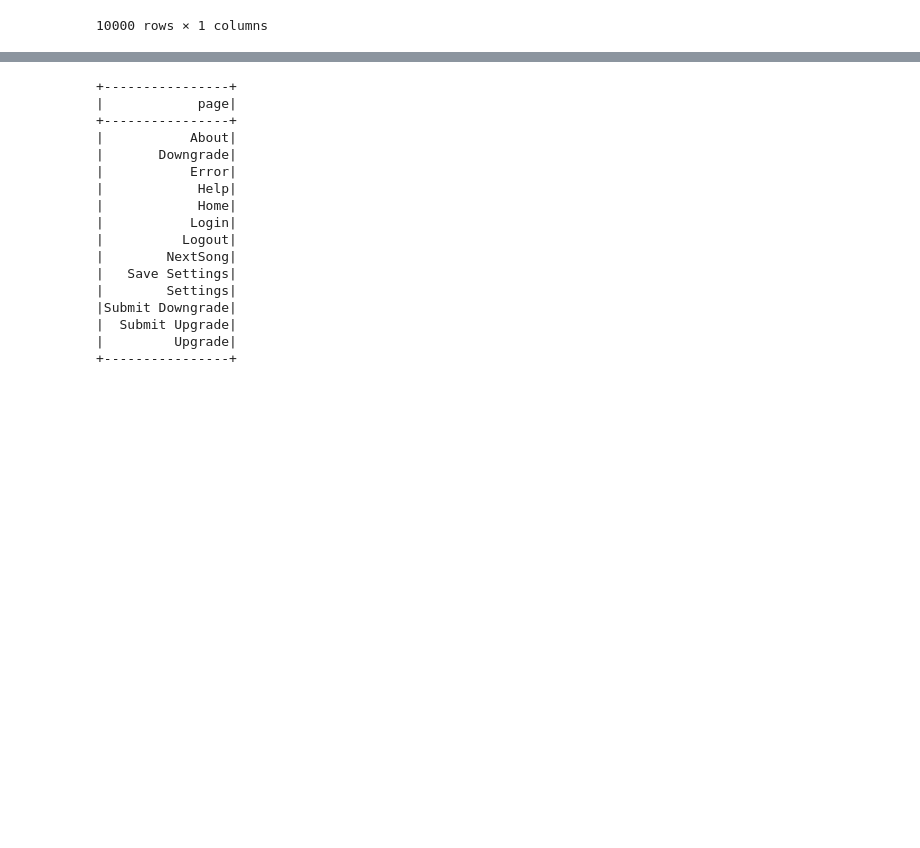
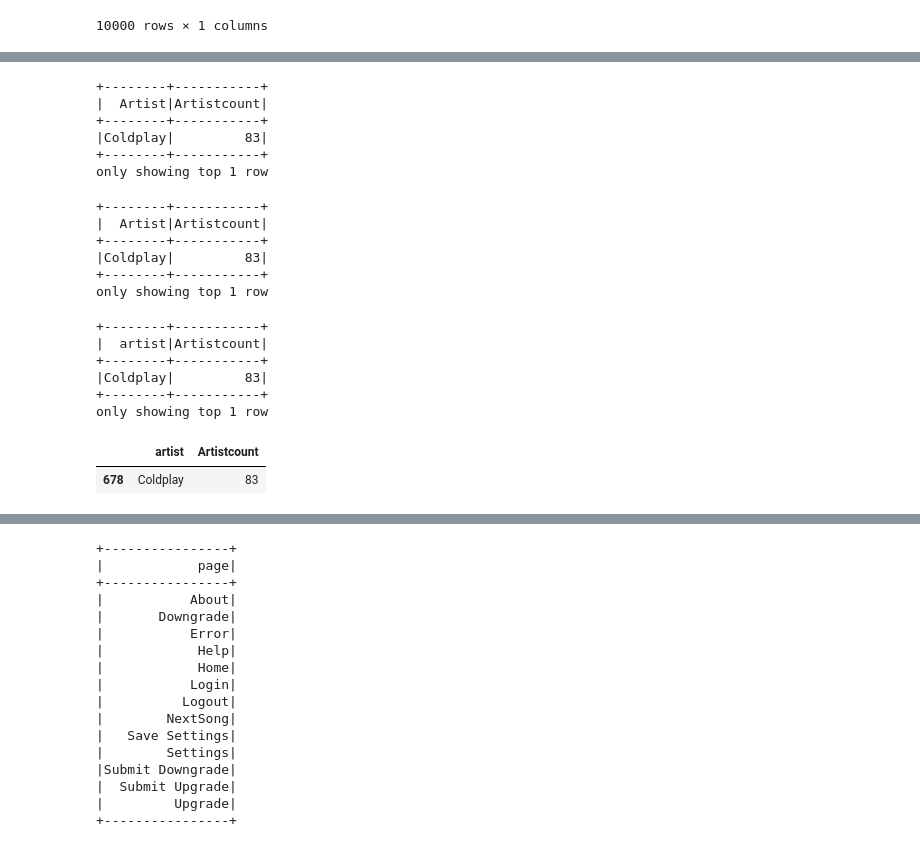
Before and after one commit to ZacksAmber/Udacity-Spark, a Jupyter notebook: Spark/4_data_wrangling.ipynb, the cells around one changed output, grey strips where cells are left out. Saved outputs shown, nothing was run; the diff lists cells and outputs as text; code cells hidden in the pictures; blank space fills up the shorter version.

```diff
--- a/Spark/4_data_wrangling.ipynb
+++ b/Spark/4_data_wrangling.ipynb
@@ -309,0 +428,57 @@ user_log_pandas.loc[:, ["page"]]
+# %%
+user_log_spark.filter(user_log_spark.page == 'NextSong') \
+    .select('Artist') \
+    .groupBy('Artist') \
+    .agg(F.count('Artist')) \
+    .withColumnRenamed('count(Artist)', 'Artistcount') \
+    .sort(desc('Artistcount')) \
+    .show(1)
+# %% [output]
++--------+-----------+
+|  Artist|Artistcount|
++--------+-----------+
+|Coldplay|         83|
++--------+-----------+
+only showing top 1 row
+# %%
+user_log_spark.filter(user_log_spark.page == 'NextSong') \
+    .select('Artist') \
+    .groupBy('Artist') \
+    .agg({'Artist':'count'}) \
+    .withColumnRenamed('count(Artist)', 'Artistcount') \
+    .sort(desc('Artistcount')) \
+    .show(1)
+# %% [output]
++--------+-----------+
+|  Artist|Artistcount|
++--------+-----------+
+|Coldplay|         83|
++--------+-----------+
+only showing top 1 row
+# %%
+spark.sql(
+"""
+SELECT artist, COUNT(song) AS Artistcount
+FROM user_log_view
+WHERE page = 'NextSong'
+GROUP BY artist
+ORDER BY 2 DESC
+"""
+).show(1)
+# %% [output]
++--------+-----------+
+|  artist|Artistcount|
++--------+-----------+
+|Coldplay|         83|
++--------+-----------+
+only showing top 1 row
+# %%
+user_log_pandas[user_log_pandas.page == "NextSong"] \
+    .groupby("artist")["artist"] \
+    .count() \
+    .reset_index(name="Artistcount") \
+    .sort_values("Artistcount", ascending=False) \
+    .head(1)
+# %% [output]
+|  | artist | Artistcount |
+| 678 | Coldplay | 83 |
```
Also changed, not shown: parts of 35 cells of this notebook.
